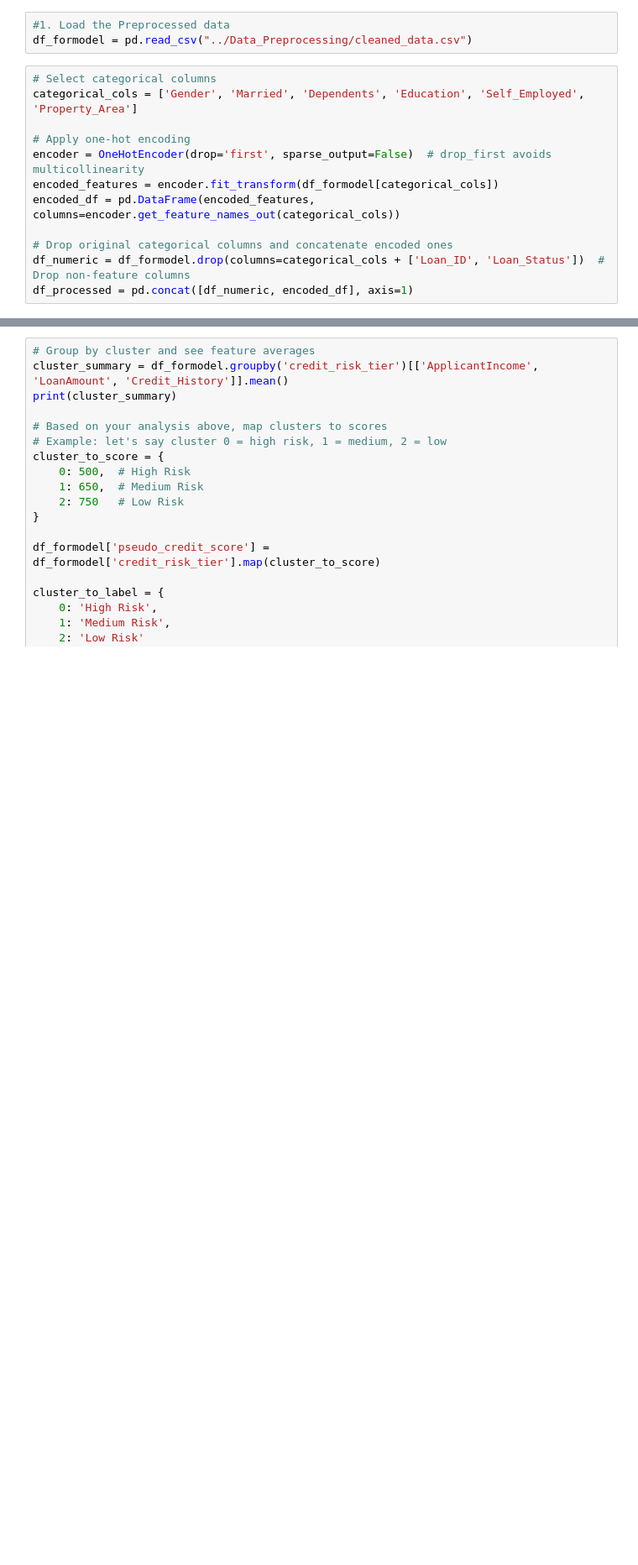
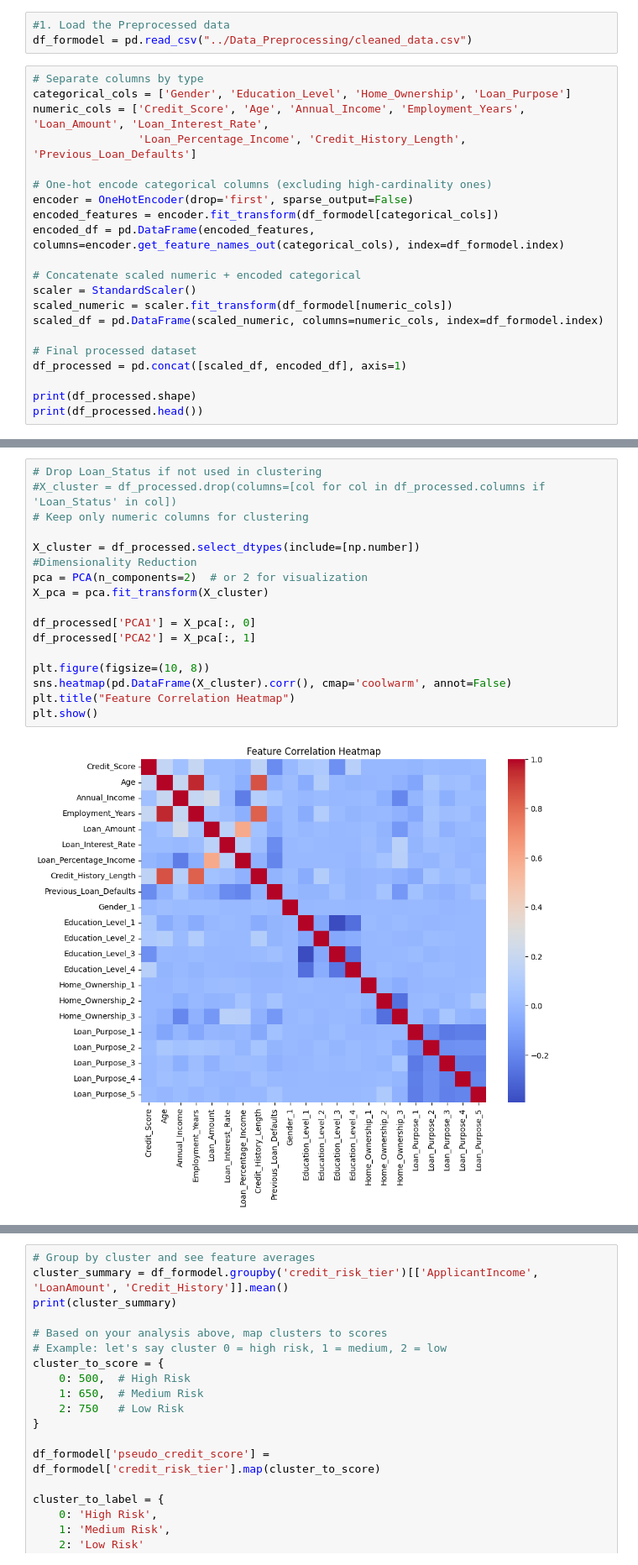
Before and after one commit to ivyycc/ACML-Project-, a Jupyter notebook: Modelling/KMeans.ipynb, the cells around one changed output, grey strips where cells are left out. Shown at 84% size. Cells and saved outputs as stored; diff of their text form; blank space fills up the shorter version.

```diff
--- a/Modelling/KMeans.ipynb
+++ b/Modelling/KMeans.ipynb
@@ -21,14 +23,23 @@ import seaborn as sns
 #1. Load the Preprocessed data
 df_formodel = pd.read_csv("../Data_Preprocessing/cleaned_data.csv")
 # %%
-# Select categorical columns
-categorical_cols = ['Gender', 'Married', 'Dependents', 'Education', 'Self_Employed', 'Property_Area']
+# Separate columns by type
+categorical_cols = ['Gender', 'Education_Level', 'Home_Ownership', 'Loan_Purpose']
+numeric_cols = ['Credit_Score', 'Age', 'Annual_Income', 'Employment_Years', 'Loan_Amount', 'Loan_Interest_Rate',
+                'Loan_Percentage_Income', 'Credit_History_Length', 'Previous_Loan_Defaults']
 
-# Apply one-hot encoding
-encoder = OneHotEncoder(drop='first', sparse_output=False)  # drop_first avoids multicollinearity
+# One-hot encode categorical columns (excluding high-cardinality ones)
+encoder = OneHotEncoder(drop='first', sparse_output=False)
 encoded_features = encoder.fit_transform(df_formodel[categorical_cols])
-encoded_df = pd.DataFrame(encoded_features, columns=encoder.get_feature_names_out(categorical_cols))
+encoded_df = pd.DataFrame(encoded_features, columns=encoder.get_feature_names_out(categorical_cols), index=df_formodel.index)
 
-# Drop original categorical columns and concatenate encoded ones
-df_numeric = df_formodel.drop(columns=categorical_cols + ['Loan_ID', 'Loan_Status'])  # Drop non-feature columns
-df_processed = pd.concat([df_numeric, encoded_df], axis=1)
+# Concatenate scaled numeric + encoded categorical
+scaler = StandardScaler()
+scaled_numeric = scaler.fit_transform(df_formodel[numeric_cols])
+scaled_df = pd.DataFrame(scaled_numeric, columns=numeric_cols, index=df_formodel.index)
+
+# Final processed dataset
+df_processed = pd.concat([scaled_df, encoded_df], axis=1)
+
+print(df_processed.shape)
+print(df_processed.head())
@@ -38 +64,20 @@ X_scaled = scaler.fit_transform(df_processed)
+# %%
+# Drop Loan_Status if not used in clustering
+#X_cluster = df_processed.drop(columns=[col for col in df_processed.columns if 'Loan_Status' in col])
+# Keep only numeric columns for clustering
+
+X_cluster = df_processed.select_dtypes(include=[np.number])
+#Dimensionality Reduction
+pca = PCA(n_components=2)  # or 2 for visualization
+X_pca = pca.fit_transform(X_cluster)
+
+df_processed['PCA1'] = X_pca[:, 0]
+df_processed['PCA2'] = X_pca[:, 1]
+
+plt.figure(figsize=(10, 8))
+sns.heatmap(pd.DataFrame(X_cluster).corr(), cmap='coolwarm', annot=False)
+plt.title("Feature Correlation Heatmap")
+plt.show()
+# %% [output]
+[figure, added]
 # %%
```
Also changed, not shown: parts of 5 cells of this notebook, 3 other files.
